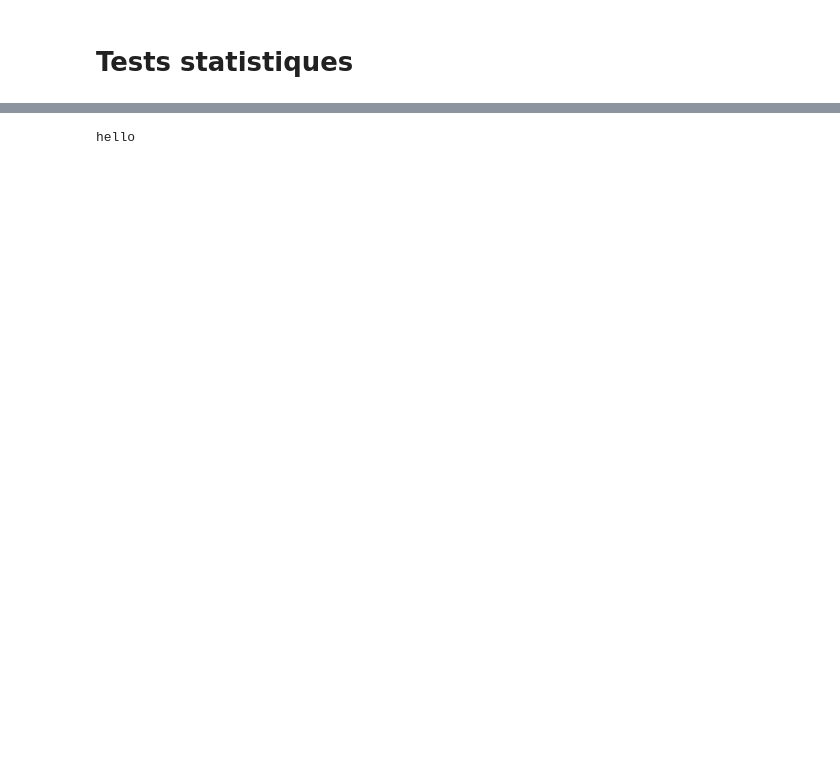
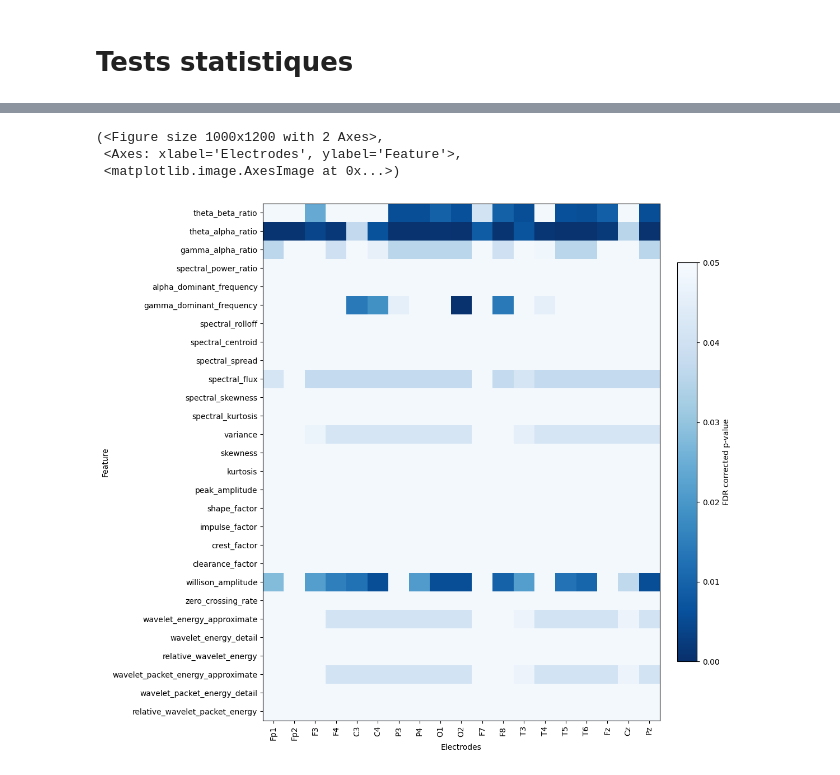
Before and after one commit to thePTH/eeg, a Jupyter notebook: notebook.ipynb, the cells around one changed output, grey strips where cells are left out. Cells and saved outputs as stored; diff of their text form; code cells hidden in the pictures; blank space fills up the shorter version.

Commit message:
PPC and PSD statistcal tests

```diff
--- a/notebook.ipynb
+++ b/notebook.ipynb
@@ -182,4 +198,5 @@ corrected_result_set
-# %%
-print("hello")
-# %% [output]
-hello
+# %%
+dataset = asr_dataset
+# %%
+raw_result_set = StatisticalTestRunner.run(features_group_comparaison_queries, dataset)
+corrected_result_set = FDRCorrector.correct(raw_result_set)
@@ -185,0 +328,16 @@ hello
+# %%
+heatmap_df = corrected_resultsets_to_heatmap_df(
+    corrected_result_set,
+    feature_order=dataset.feature_names,
+    channel_order=dataset.ch_names,
+    value_kind="p_value_corrected",
+    mask_nonsignificant=True,
+    nonsignificant_fill_value=0.049,
+)
+
+plot_feature_heatmap(heatmap_df)
+# %% [output]
+(<Figure size 1000x1200 with 2 Axes>,
+ <Axes: xlabel='Electrodes', ylabel='Feature'>,
+ <matplotlib.image.AxesImage at 0x...>)
+[figure, added]
```
Also changed, not shown: parts of 11 cells of this notebook, 12 other files.
